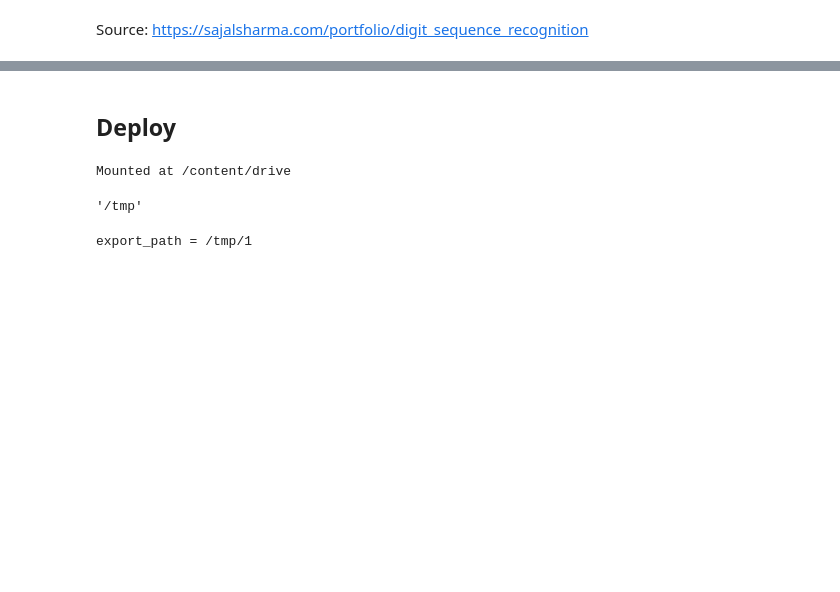
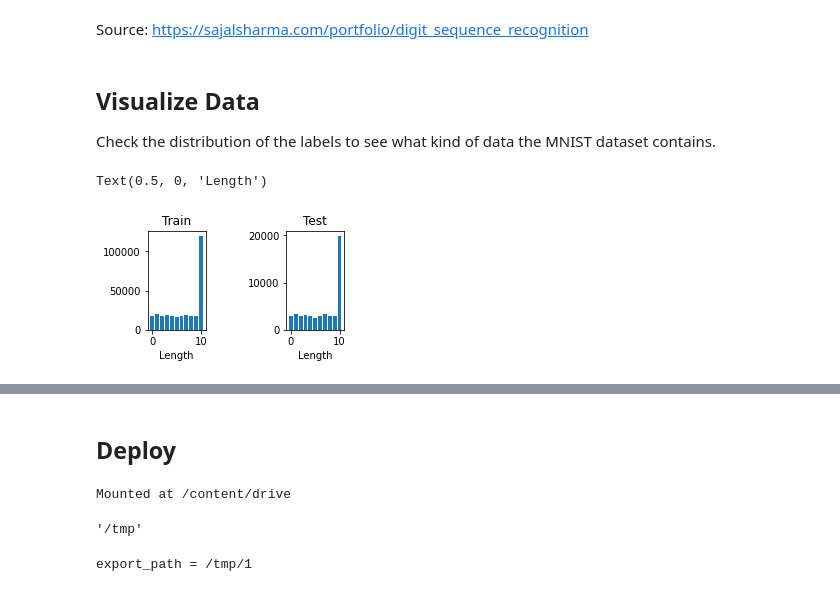
Before and after one commit to Aldwin-b/PriceList, a Jupyter notebook: PriceList_MDR.ipynb, the cells around one changed output, grey strips where cells are left out. Cells and saved outputs as stored; diff of their text form; code cells hidden in the pictures; blank space fills up the shorter version.

```diff
--- a/PriceList_MDR.ipynb
+++ b/PriceList_MDR.ipynb
@@ -272,2 +323,29 @@ Predicted labels: [0, 0, 7, 4, 10]
 # %% [markdown]
 Source: https://sajalsharma.com/portfolio/digit_sequence_recognition
+# %% [markdown]
+## Visualize Data
+Check the distribution of the labels to see what kind of data the MNIST dataset contains.
+# %%
+from collections import Counter
+
+flat_test = [item for sublist in y_synth_test for item in sublist]
+flat_train = [item for sublist in y_synth_train for item in sublist]
+
+
+train_num_length = Counter(flat_train)
+test_num_length = Counter(flat_test)
+
+plt.figure()
+
+plt.subplot(251)
+plt.bar(train_num_length.keys(), train_num_length.values(), align='center')
+plt.title('Train')
+plt.xlabel('Length')
+
+plt.subplot(253)
+plt.bar(test_num_length.keys(), test_num_length.values(), align='center')
+plt.title('Test')
+plt.xlabel('Length')
+# %% [output]
+Text(0.5, 0, 'Length')
+[figure, added]
```
Also changed, not shown: parts of 6 cells of this notebook.
